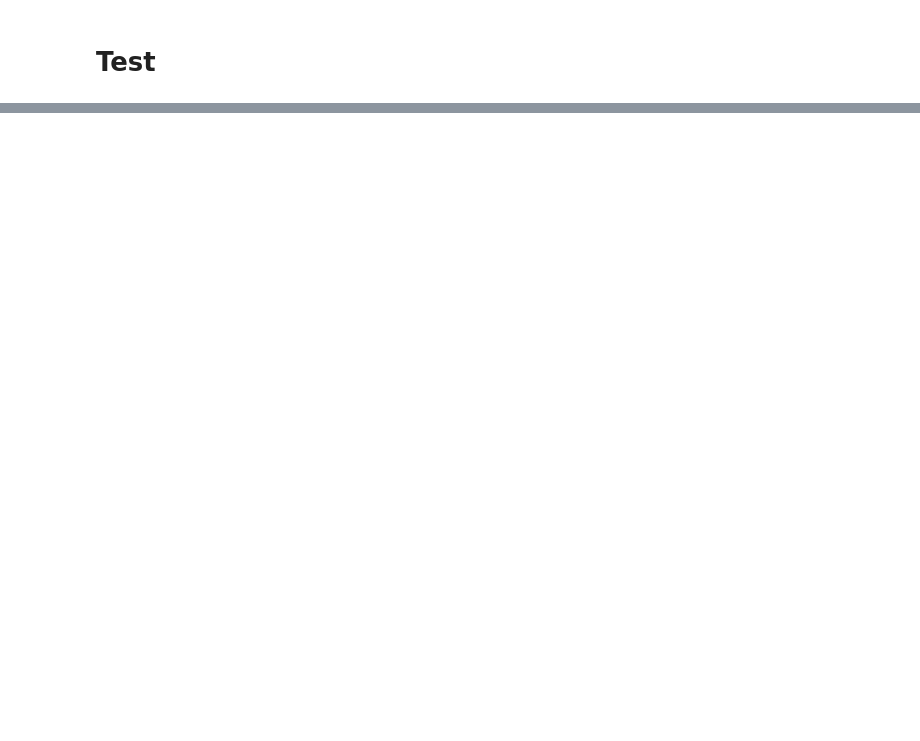
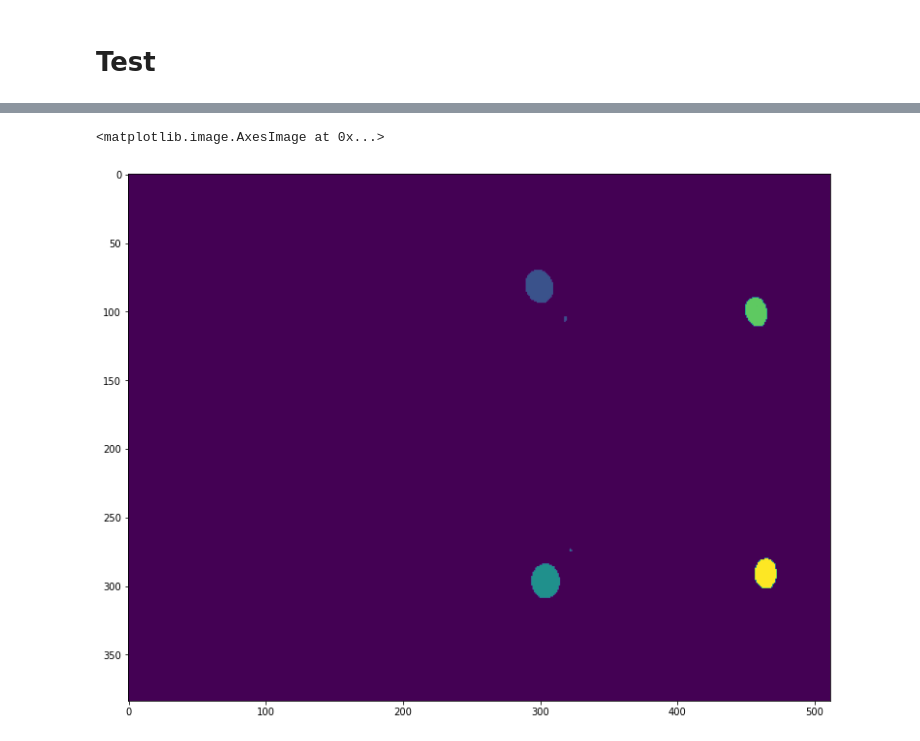
Before and after one commit to justinblaber/fiducial_detect, a Jupyter notebook: training/attempt_1/train.ipynb, the cells around one changed output, grey strips where cells are left out. Saved outputs shown, nothing was run; the diff lists cells and outputs as text; code cells hidden in the pictures; blank space fills up the shorter version.

```diff
--- a/training/attempt_1/train.ipynb
+++ b/training/attempt_1/train.ipynb
@@ -252 +285,7 @@ plt.imshow(y_hat.argmax(dim=1).cpu().detach()[idx], vmin=0, vmax=4)
+# %%
+plt.figure(figsize=(15,10))
+plt.imshow(y_hat.argmax(dim=1).cpu().detach()[idx], vmin=0, vmax=4)
+# %% [output]
+<matplotlib.image.AxesImage at 0x...>
+[figure, added]
 # %%
```
Also changed, not shown: parts of 28 cells of this notebook, 5 other files.
